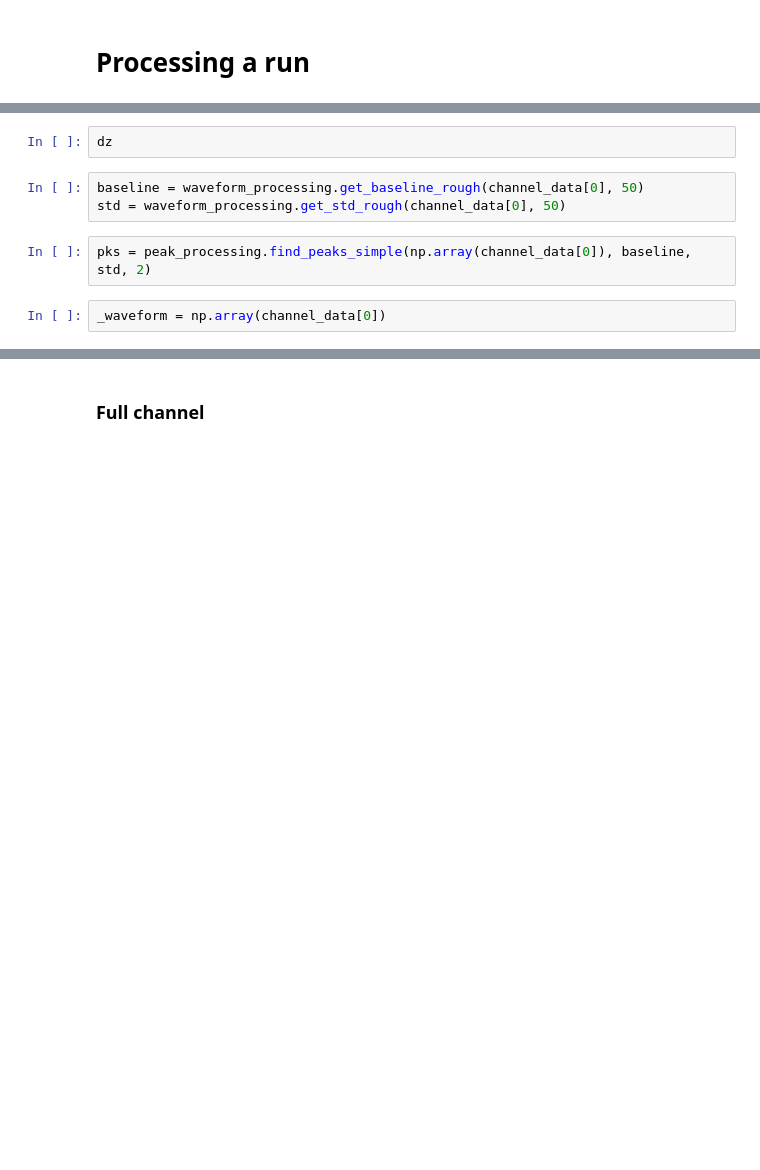
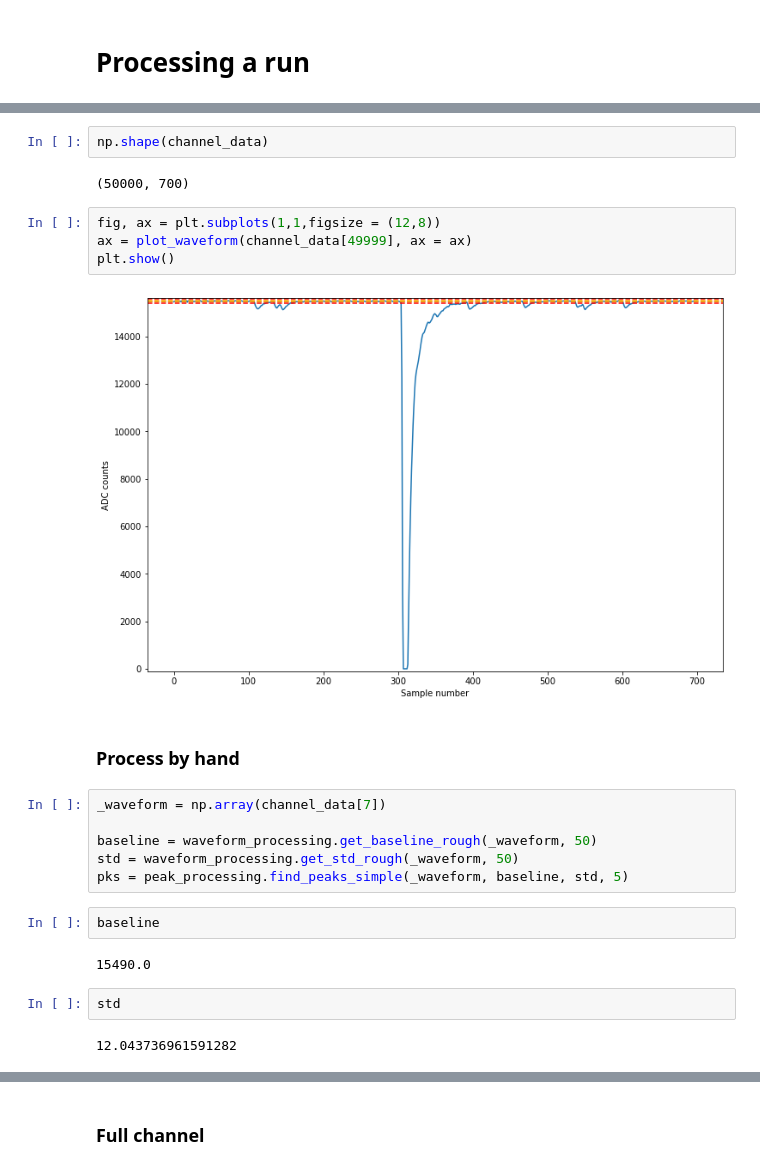
Before and after one commit to ricmperes/PyLArS, a Jupyter notebook: notebooks/Process a channel.ipynb, the cells around one changed output, grey strips where cells are left out. Saved outputs shown, nothing was run; the diff lists cells and outputs as text; blank space fills up the shorter version.

```diff
--- a/notebooks/Process a channel.ipynb
+++ b/notebooks/Process a channel.ipynb
@@ -55,12 +31,29 @@ plot_waveform(channel_data[0])
-# %%
-dz
-# %%
-baseline = waveform_processing.get_baseline_rough(channel_data[0], 50)
-std = waveform_processing.get_std_rough(channel_data[0], 50)
-# %%
-pks = peak_processing.find_peaks_simple(np.array(channel_data[0]), baseline, std, 2)
-# %%
-_waveform = np.array(channel_data[0])
+# %%
+np.shape(channel_data)
+# %% [output]
+(50000, 700)
+# %%
+fig, ax = plt.subplots(1,1,figsize = (12,8))
+ax = plot_waveform(channel_data[49999], ax = ax)
+plt.show()
+# %% [output]
+[figure, added]
+# %% [markdown]
+### Process by hand
+# %%
+_waveform = np.array(channel_data[7])
+
+baseline = waveform_processing.get_baseline_rough(_waveform, 50)
+std = waveform_processing.get_std_rough(_waveform, 50)
+pks = peak_processing.find_peaks_simple(_waveform, baseline, std, 5)
+# %%
+baseline
+# %% [output]
+15490.0
+# %%
+std
+# %% [output]
+12.043736961591282
 # %%
 pks
 # %% [output]
```
Also changed, not shown: parts of 31 cells of this notebook, 2 other files.
